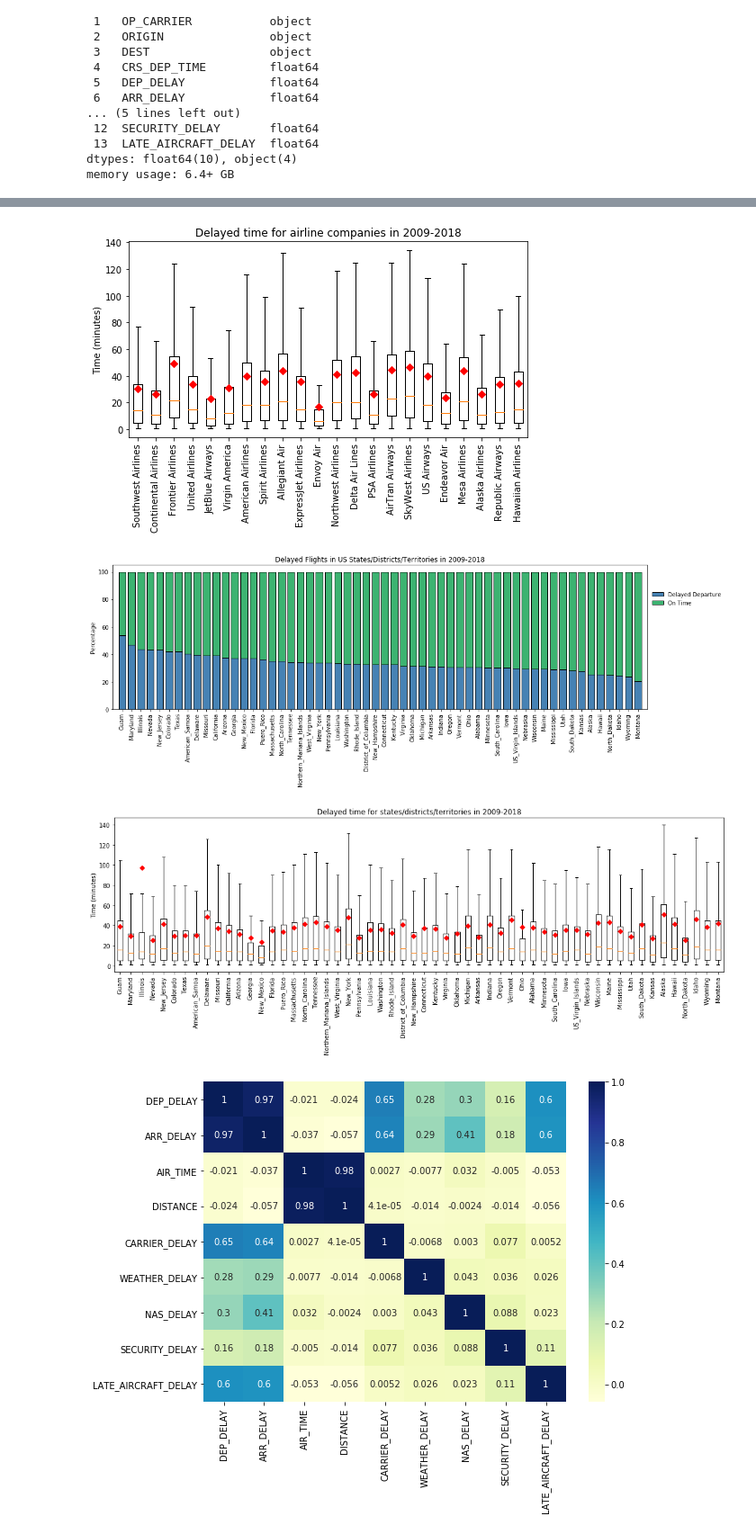
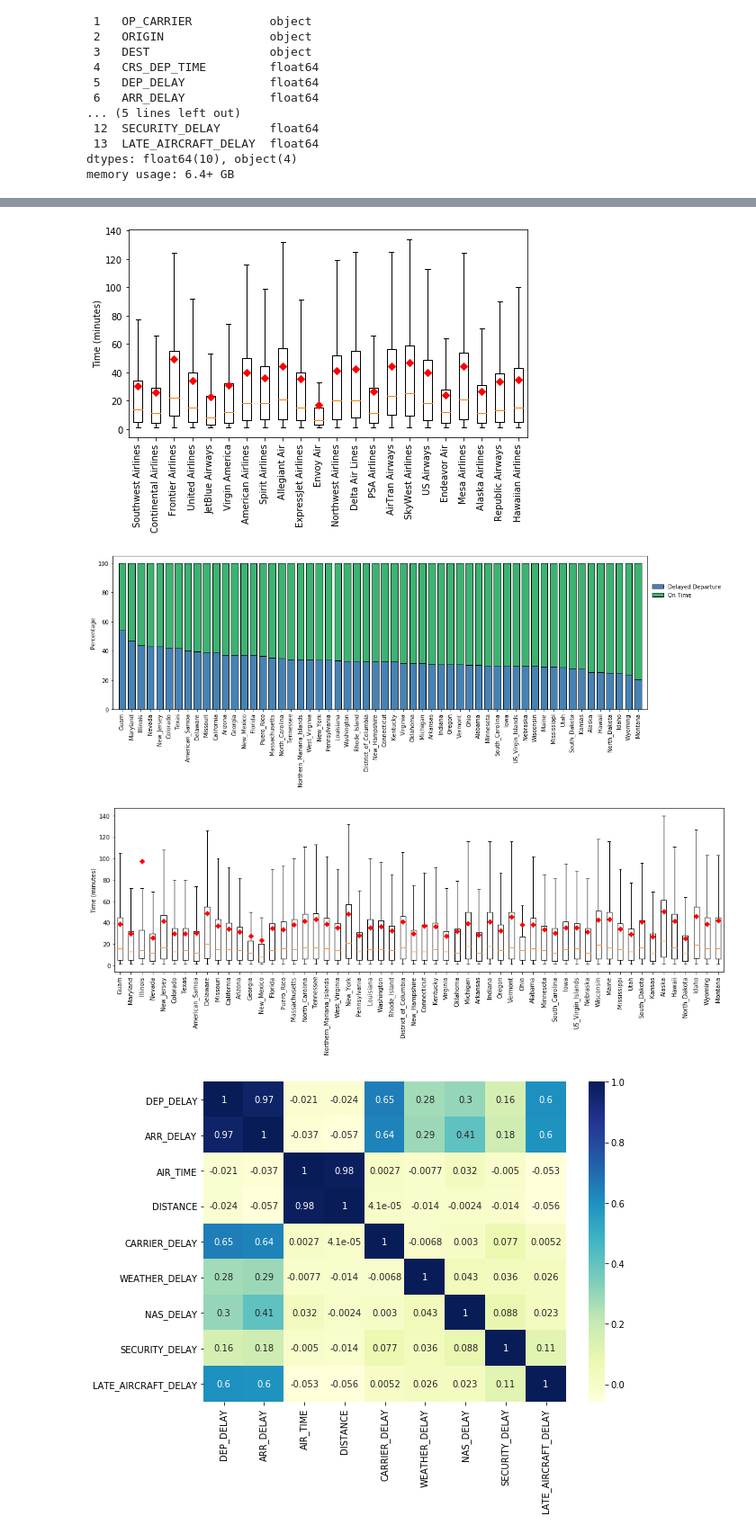
Before and after one commit to wcjohnchen/capstoneProject3, a Jupyter notebook: eda.ipynb, the cells around one changed output, grey strips where cells are left out. Shown at 90% size. Saved outputs shown, nothing was run; the diff lists cells and outputs as text; code cells hidden in the pictures.

```diff
--- a/eda.ipynb
+++ b/eda.ipynb
@@ -533,34 +564,36 @@ data = [fl['DEP_DELAY'],
 xticklabels = sort_airlines
 x_pos = np.arange(len(xticklabels))
 title = 'Delayed time for airline companies in 2009-2018'
+title = ''
 fig, ax = plt.subplots(figsize=(7,5))
 plot_boxplot(data, x_pos, xticklabels, title, 90)
 #fig.savefig('boxplotAirline.png')
 # %% [output]
-[figure, old version]
+[figure, new version]
 # %%
 ##### delays for states/districts/territories in 2009-2018
 state_count = delay_time.groupby('ORIGIN')['DEP_DELAY'].count()
 not_delayed = flight3.groupby('ORIGIN')['DEP_DELAY'].count() - state_count
 total = flight3.groupby('ORIGIN')['DEP_DELAY'].count()
 
 sort = (state_count/total).sort_values(ascending=False)
 sort_state = sort.index.tolist()
 
 state = state_count.index.tolist()
 legend = ['Delayed Departure', 'On Time']
 
 ##### plot graph
 xrange = state_count.shape[0]
 data1 = -np.sort(-state_count/total*100)
 data2 = np.sort(not_delayed/total*100)
 xticklabels = sort_state
-title = 'Delayed Flights in US States/Districts/Territories in 2009-2018'
+#title = 'Delayed Flights in US States/Districts/Territories in 2009-2018'
+title = ''
 fig, ax = plt.subplots(figsize=(16,6))
 plot_bar_graph(xrange, data1, data2, xticklabels, title, legend)
 #fig.savefig('states.png')
 # %% [output]
-[figure, old version]
+[figure, new version]
 # %%
 ##### delay time for states/districts/territories in 2009-2018
 Florida = delay_time[delay_time['ORIGIN'] == 'Florida']
@@ -685,12 +718,13 @@ data = [Alabama['DEP_DELAY'],
         Wyoming['DEP_DELAY']]
 xticklabels = sort_state
 x_pos = np.arange(len(xticklabels))
-title = 'Delayed time for states/districts/territories in 2009-2018'
+#title = 'Delayed time for states/districts/territories in 2009-2018'
+title =''
 fig, ax = plt.subplots(figsize=(15,6))
 plot_boxplot(data, x_pos, xticklabels, title, 90)
 #fig.savefig('boxplotStates.png')
 # %% [output]
-[figure, old version]
+[figure, new version]
 # %%
 ##### create numerical dataframe for delayed flight information
 cols = ['DEP_DELAY', 'ARR_DELAY', 'AIR_TIME', 'DISTANCE', 'CARRIER_DELAY', 'WEATHER_DELAY', 'NAS_DELAY', 'SECURITY_DELAY', 'LATE_AIRCRAFT_DELAY']
```
Also changed, not shown: parts of 8 cells of this notebook.
